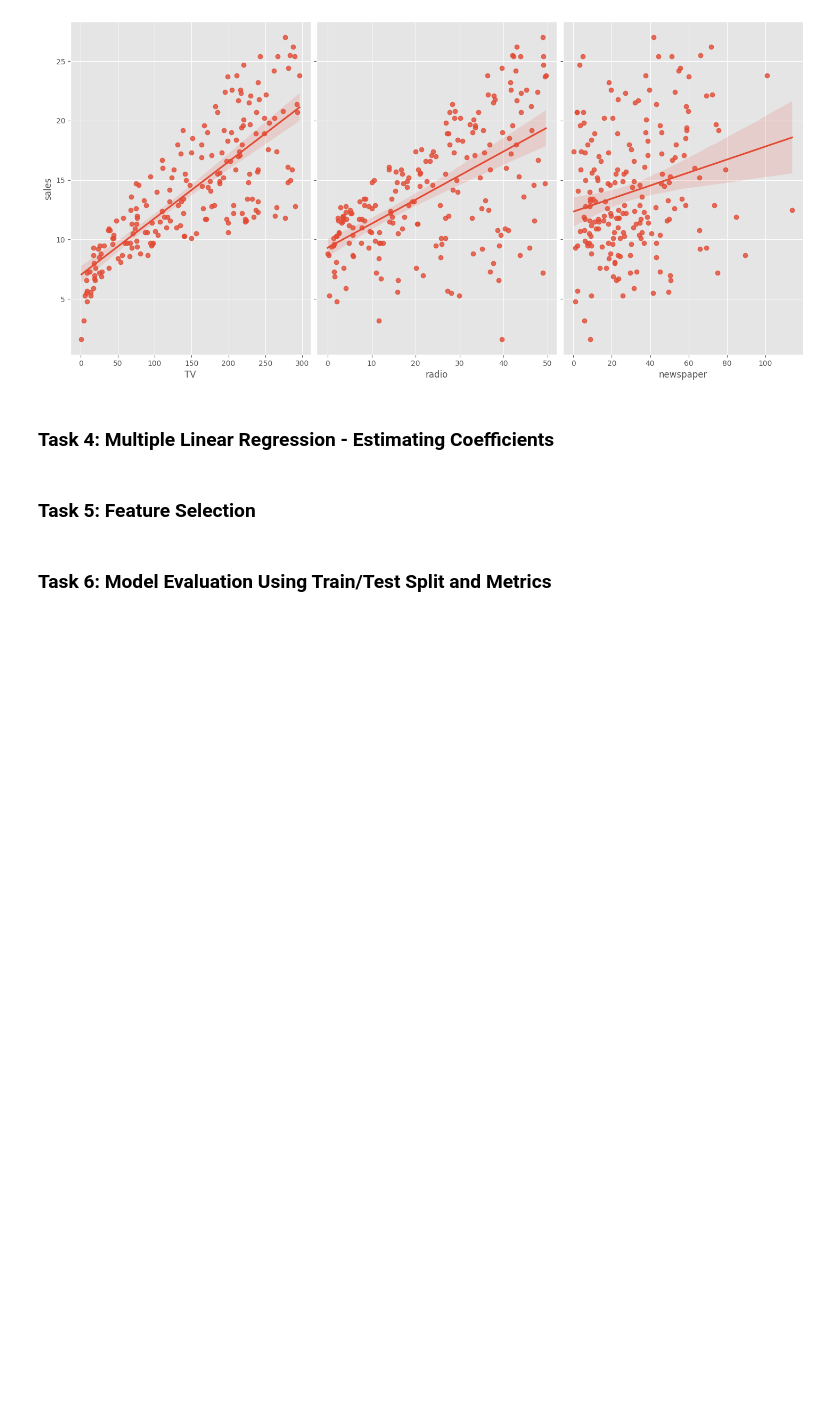
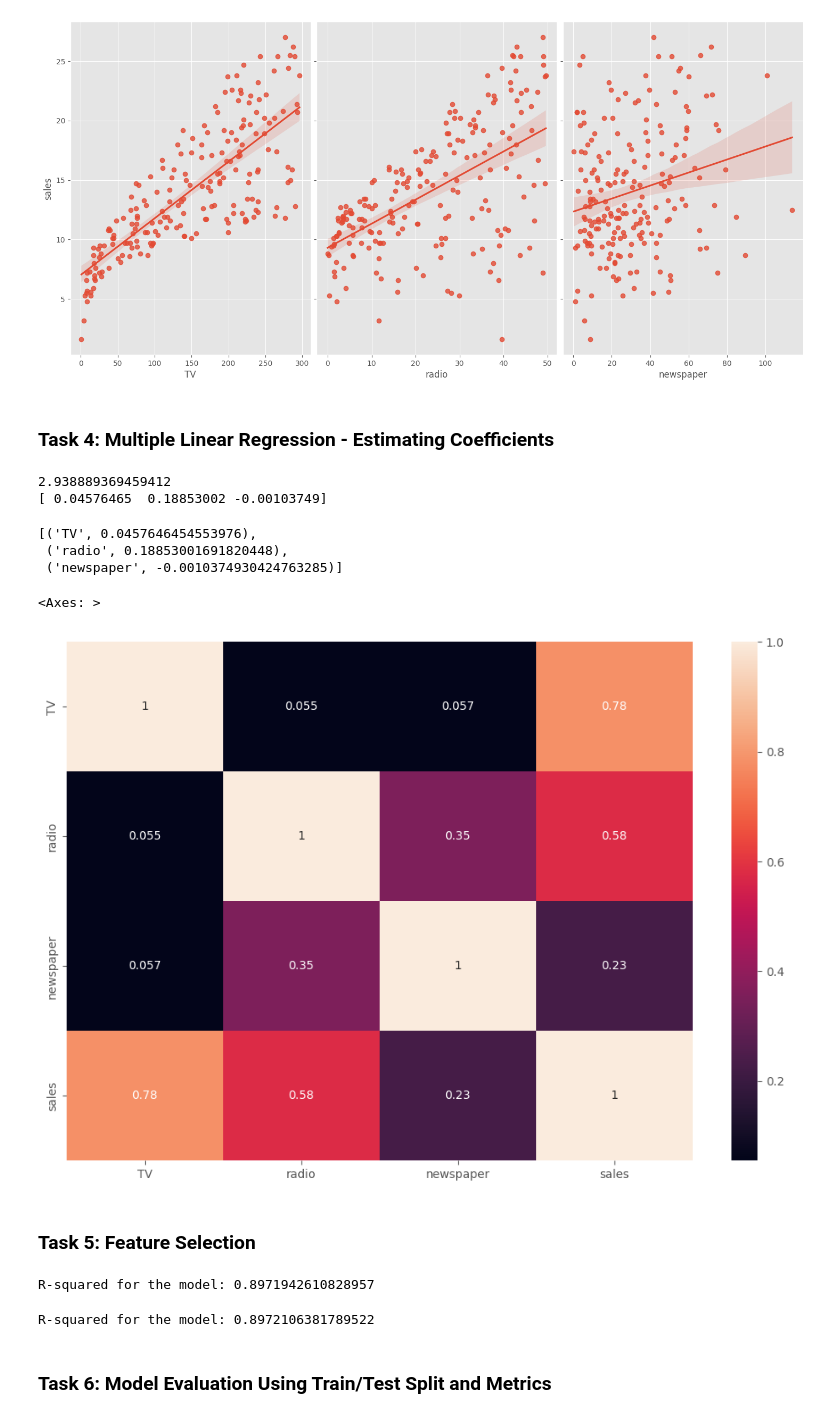
Before and after one commit to Anas-Bahtaoui/Multiple-Linear-Regression-with-scikit-learn, a Jupyter notebook: multiple-linear-regression.ipynb, the cells around one changed output. Drawn from its saved outputs; the diff is of its cells as text; code cells hidden in the pictures; blank space fills up the shorter version.

```diff
--- a/multiple-linear-regression.ipynb
+++ b/multiple-linear-regression.ipynb
@@ -69,5 +74,43 @@ sns.pairplot(advert, x_vars=["TV", "radio", "newspaper"], y_vars="sales", height
+# %%
+lm1 = LinearRegression()
+lm1.fit(X, y)
+
+print(lm1.intercept_)
+print(lm1.coef_)
+# %% [output]
+2.938889369459412
+[ 0.04576465  0.18853002 -0.00103749]
+# %%
+list(zip(["TV", "radio", "newspaper"], lm1.coef_))
+# %% [output]
+[('TV', 0.0457646454553976),
+ ('radio', 0.18853001691820448),
+ ('newspaper', -0.0010374930424763285)]
+# %%
+sns.heatmap(advert.corr(), annot=True)
+# %% [output]
+<Axes: >
+[figure, added]
 # %% [markdown]
 ### Task 5: Feature Selection
+# %%
+from sklearn.metrics import r2_score
+
+lm2 = LinearRegression().fit(X[["TV", "radio"]], y)
+
+lm2_pred = lm2.predict(X[["TV", "radio"]])
+
+print("R-squared for the model:", r2_score(y, lm2_pred))
+# %% [output]
+R-squared for the model: 0.8971942610828957
+# %%
+lm3 = LinearRegression().fit(X[["TV", "radio", "newspaper"]], y)
+
+lm3_pred = lm3.predict(X[["TV", "radio", "newspaper"]])
+
+print("R-squared for the model:", r2_score(y, lm3_pred))
+# %% [output]
+R-squared for the model: 0.8972106381789522
 # %% [markdown]
 ### Task 6: Model Evaluation Using Train/Test Split and Metrics
 # %% [markdown]
```
Also changed, not shown: parts of 10 cells of this notebook.
